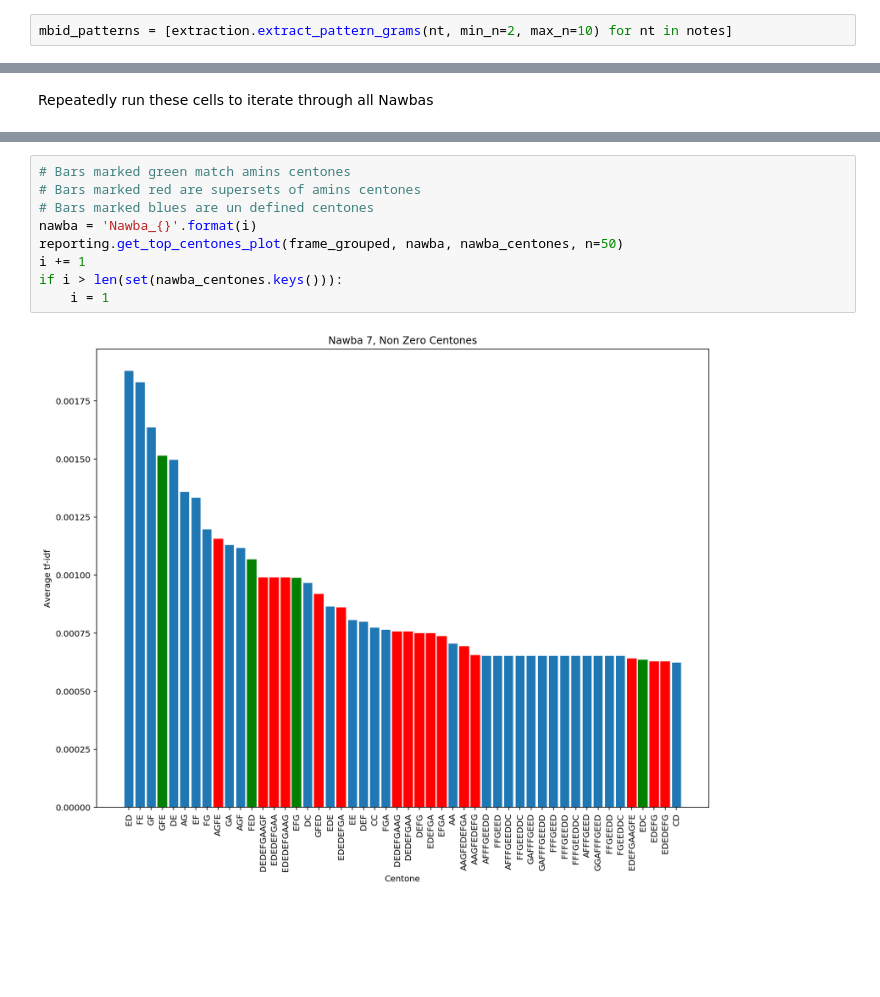
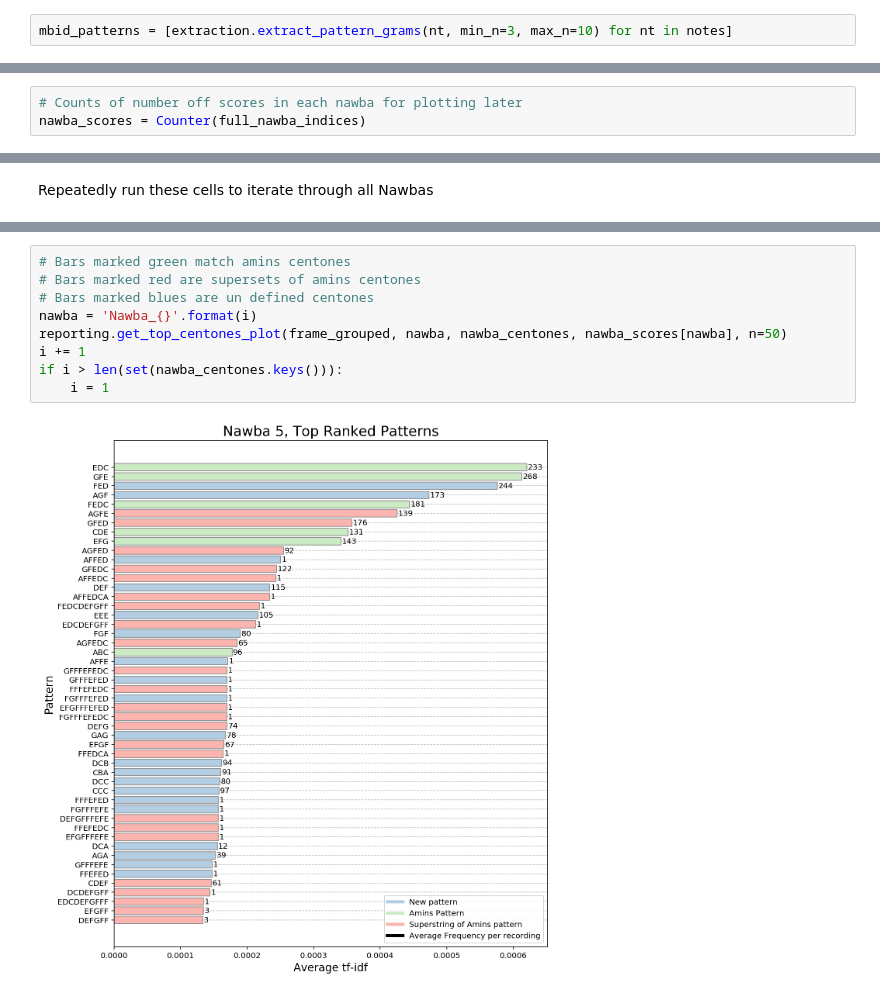
Before and after one commit to thomasgnuttall/quantifying_centones, a Jupyter notebook: notebooks/quantifying_centones.ipynb, the cells around one changed output, grey strips where cells are left out. Saved outputs shown, nothing was run; the diff lists cells and outputs as text; blank space fills up the shorter version.

Commit message:
Colours in plots

```diff
--- a/notebooks/quantifying_centones.ipynb
+++ b/notebooks/quantifying_centones.ipynb
@@ -75,10 +76,13 @@ notes = notes_dict.values()
 # %% [markdown]
 Extract bag of patterns from each score
 # %%
-mbid_patterns = [extraction.extract_pattern_grams(nt, min_n=2, max_n=10) for nt in notes]
+mbid_patterns = [extraction.extract_pattern_grams(nt, min_n=3, max_n=10) for nt in notes]
 # %%
 # Convert indices from mbid to Nawba
 full_nawba_indices = [nawba_mbid_lookup[x] for x in notes_indices]
+# %%
+# Counts of number off scores in each nawba for plotting later
+nawba_scores = Counter(full_nawba_indices)
 # %% [markdown]
 ### TFIDF
 # %% [markdown]
@@ -118,11 +122,11 @@ if i > len(set(nawba_centones.keys())):
 # %%
 # Bars marked green match amins centones
 # Bars marked red are supersets of amins centones
 # Bars marked blues are un defined centones
 nawba = 'Nawba_{}'.format(i)
-reporting.get_top_centones_plot(frame_grouped, nawba, nawba_centones, n=50)
+reporting.get_top_centones_plot(frame_grouped, nawba, nawba_centones, nawba_scores[nawba], n=50)
 i += 1
 if i > len(set(nawba_centones.keys())):
     i = 1
 # %% [output]
-[figure, old version]
+[figure, new version]
```
Also changed, not shown: parts of 3 cells of this notebook, 1 other file.
